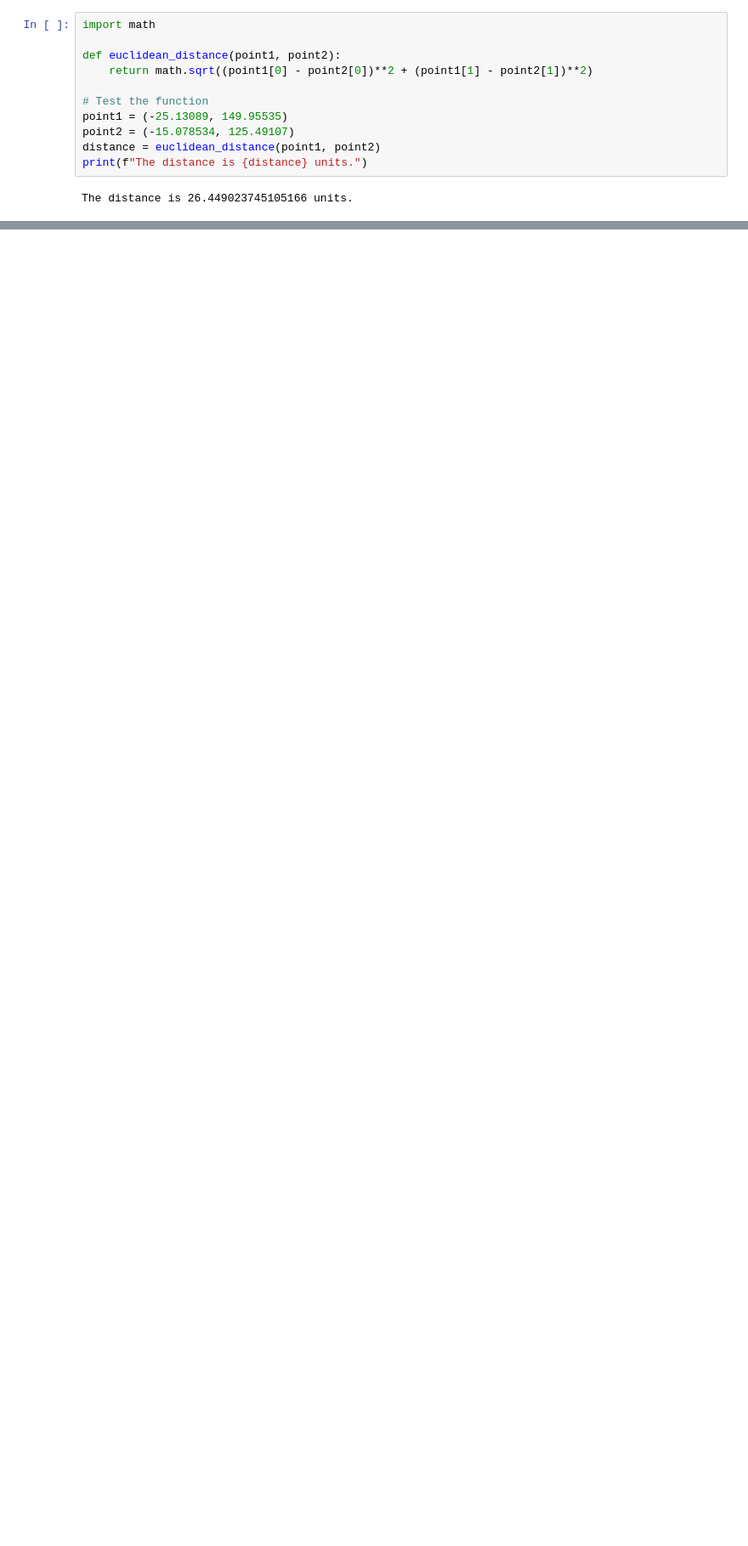
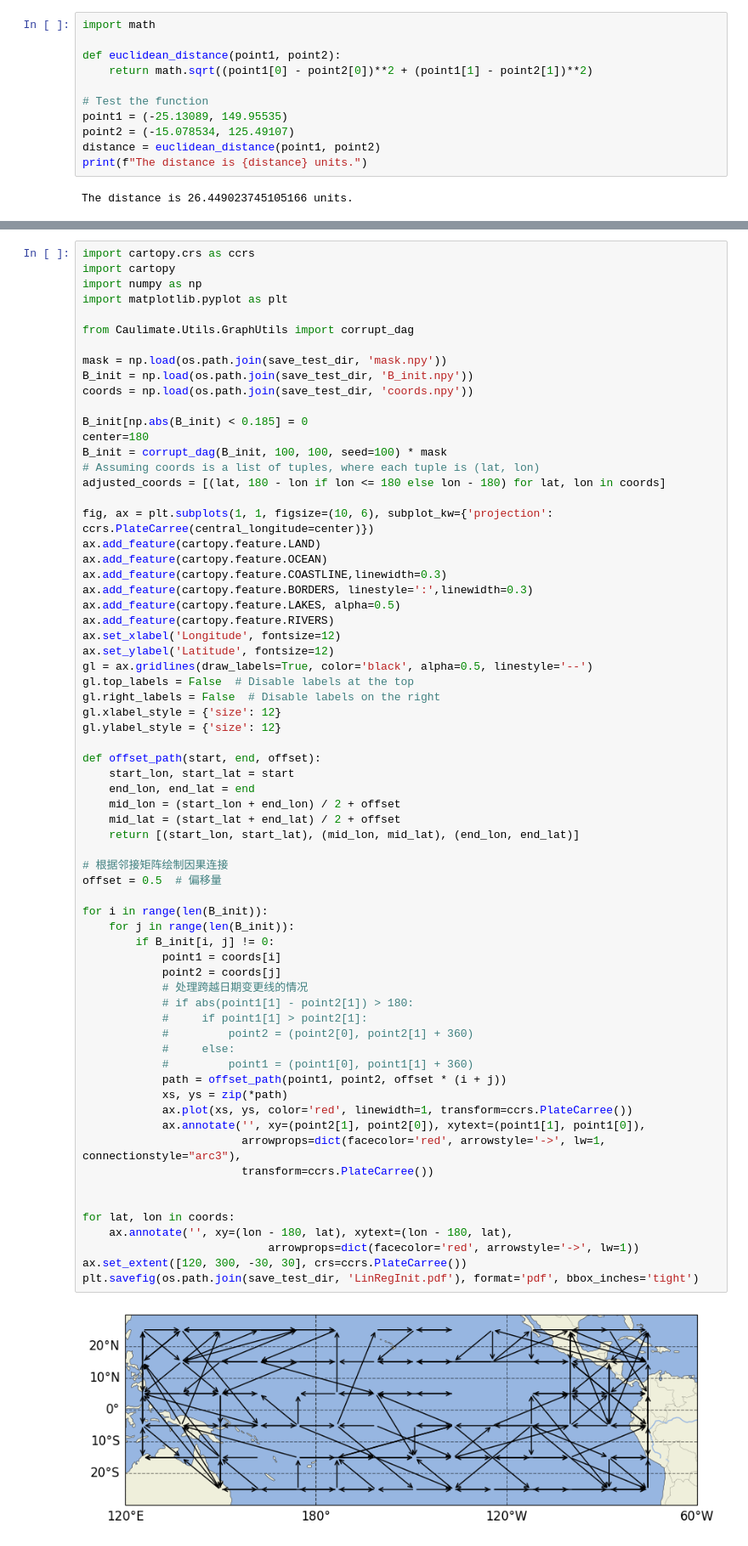
Before and after one commit to MinghaoFu/climate-project, a Jupyter notebook: LinGau/test_downscale_CESM2.ipynb, the cells around one changed output, grey strips where cells are left out. Shown at 85% size. Drawn from its saved outputs; the diff is of its cells as text; blank space fills up the shorter version.

```diff
--- a/LinGau/test_downscale_CESM2.ipynb
+++ b/LinGau/test_downscale_CESM2.ipynb
@@ -315,0 +242,69 @@ ModuleNotFoundError: No module named 'folium'
+# %%
+import cartopy.crs as ccrs
+import cartopy
+import numpy as np
+import matplotlib.pyplot as plt
+
+from Caulimate.Utils.GraphUtils import corrupt_dag
+
+mask = np.load(os.path.join(save_test_dir, 'mask.npy'))
+B_init = np.load(os.path.join(save_test_dir, 'B_init.npy'))
+coords = np.load(os.path.join(save_test_dir, 'coords.npy'))
+
+B_init[np.abs(B_init) < 0.185] = 0
+center=180
+B_init = corrupt_dag(B_init, 100, 100, seed=100) * mask
+# Assuming coords is a list of tuples, where each tuple is (lat, lon)
+adjusted_coords = [(lat, 180 - lon if lon <= 180 else lon - 180) for lat, lon in coords]
+
+fig, ax = plt.subplots(1, 1, figsize=(10, 6), subplot_kw={'projection': ccrs.PlateCarree(central_longitude=center)})
+ax.add_feature(cartopy.feature.LAND)
+ax.add_feature(cartopy.feature.OCEAN)
+ax.add_feature(cartopy.feature.COASTLINE,linewidth=0.3)
+ax.add_feature(cartopy.feature.BORDERS, linestyle=':',linewidth=0.3)
+ax.add_feature(cartopy.feature.LAKES, alpha=0.5)
+ax.add_feature(cartopy.feature.RIVERS)
+ax.set_xlabel('Longitude', fontsize=12)
+ax.set_ylabel('Latitude', fontsize=12)
+gl = ax.gridlines(draw_labels=True, color='black', alpha=0.5, linestyle='--')
+gl.top_labels = False  # Disable labels at the top
+gl.right_labels = False  # Disable labels on the right
+gl.xlabel_style = {'size': 12}
+gl.ylabel_style = {'size': 12}
+
+def offset_path(start, end, offset):
+    start_lon, start_lat = start
+    end_lon, end_lat = end
+    mid_lon = (start_lon + end_lon) / 2 + offset
+    mid_lat = (start_lat + end_lat) / 2 + offset
+    return [(start_lon, start_lat), (mid_lon, mid_lat), (end_lon, end_lat)]
+
+# 根据邻接矩阵绘制因果连接
+offset = 0.5  # 偏移量
+
+for i in range(len(B_init)):
+    for j in range(len(B_init)):
+        if B_init[i, j] != 0:
+            point1 = coords[i]
+            point2 = coords[j]
+            # 处理跨越日期变更线的情况
+            # if abs(point1[1] - point2[1]) > 180:
+            #     if point1[1] > point2[1]:
+            #         point2 = (point2[0], point2[1] + 360)
+            #     else:
+            #         point1 = (point1[0], point1[1] + 360)
+            path = offset_path(point1, point2, offset * (i + j))
+            xs, ys = zip(*path)
+            ax.plot(xs, ys, color='red', linewidth=1, transform=ccrs.PlateCarree())
+            ax.annotate('', xy=(point2[1], point2[0]), xytext=(point1[1], point1[0]),
+                        arrowprops=dict(facecolor='red', arrowstyle='->', lw=1, connectionstyle="arc3"),
+                        transform=ccrs.PlateCarree())
+
+
+for lat, lon in coords:
+    ax.annotate('', xy=(lon - 180, lat), xytext=(lon - 180, lat),
+                            arrowprops=dict(facecolor='red', arrowstyle='->', lw=1))
+ax.set_extent([120, 300, -30, 30], crs=ccrs.PlateCarree())
+plt.savefig(os.path.join(save_test_dir, 'LinRegInit.pdf'), format='pdf', bbox_inches='tight')
+# %% [output]
+[figure, added]
```
Also changed, not shown: parts of 7 cells of this notebook, 13 other files.
